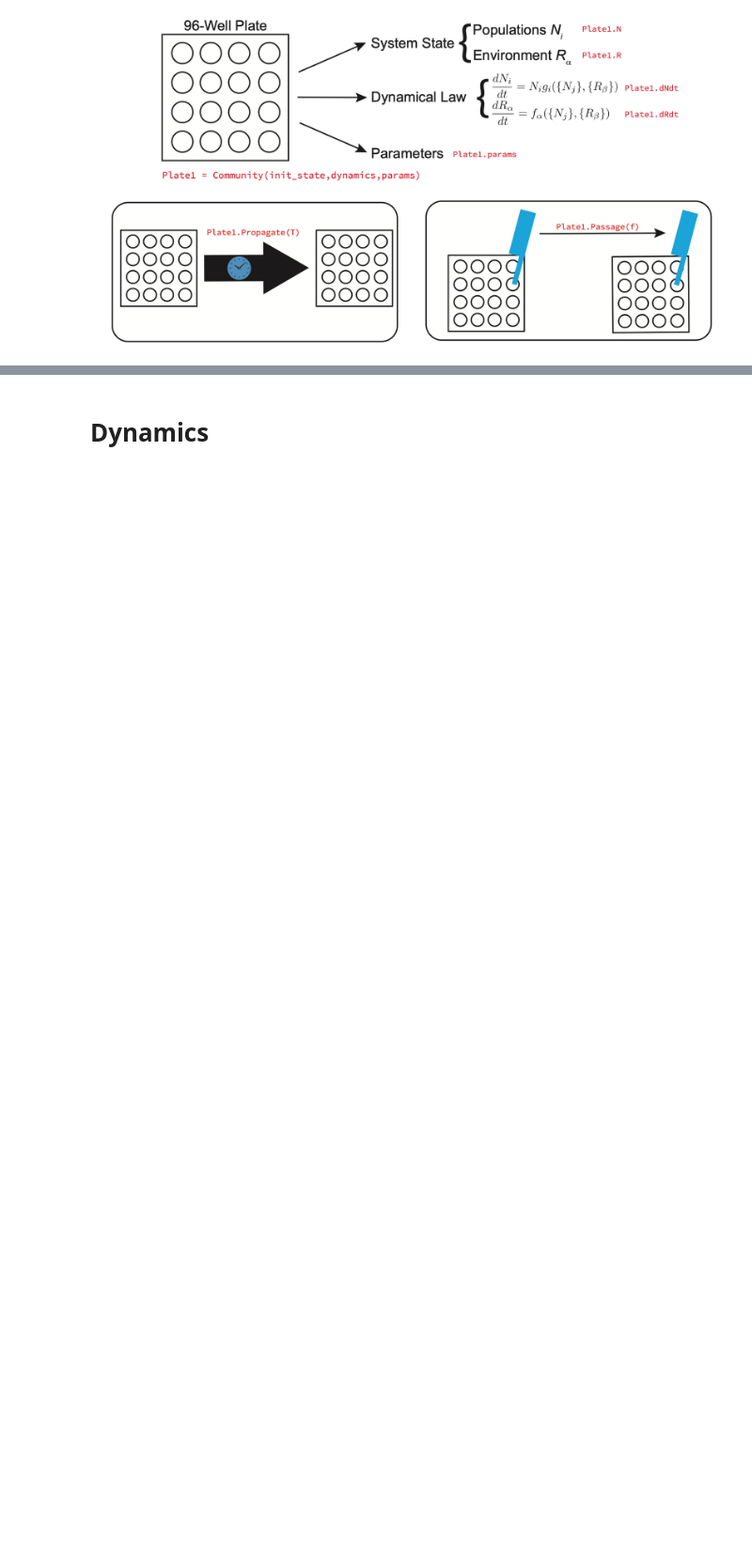
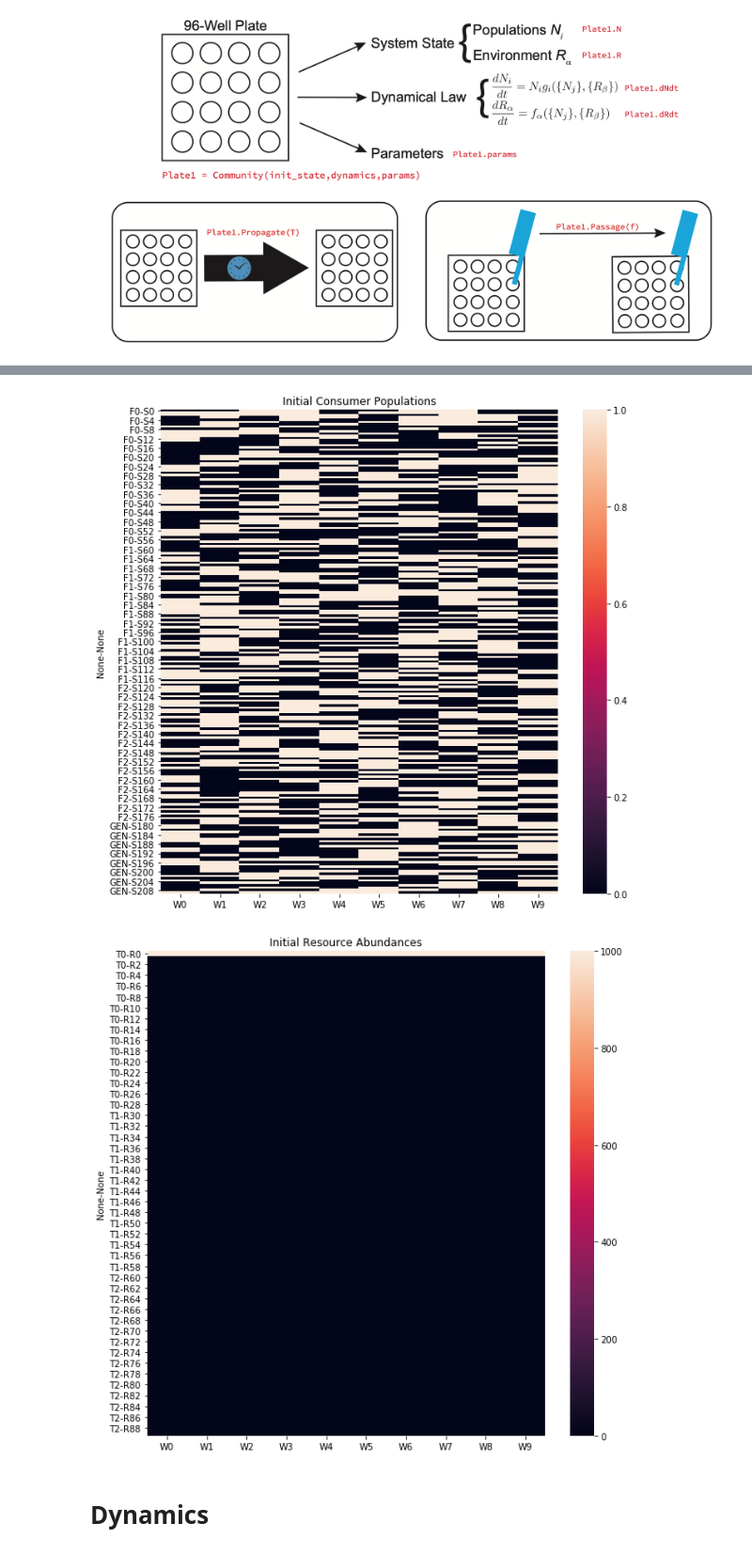
Before and after one commit to Emergent-Behaviors-in-Biology/community-simulator, a Jupyter notebook: Tutorial.ipynb, the cells around one changed output, grey strips where cells are left out. Shown at 94% size. Cells and saved outputs as stored; diff of their text form; code cells hidden in the pictures; blank space fills up the shorter version.

```diff
--- a/Tutorial.ipynb
+++ b/Tutorial.ipynb
@@ -21,2 +80,18 @@ The package also contains a set of scripts for generating models and randomly sa
+# %%
+#Make initial state
+N0,R0 = MakeInitialState(a_default)
+
+fig,ax = plt.subplots(figsize=(10,10))
+sns.heatmap(N0,ax=ax)
+ax.set_title('Initial Consumer Populations')
+plt.show()
+
+fig,ax = plt.subplots(figsize=(10,10))
+sns.heatmap(R0,ax=ax)
+ax.set_title('Initial Resource Abundances')
+plt.show()
+# %% [output]
+[figure, added]
+[figure, added]
 # %% [markdown]
 # Dynamics
```
Also changed, not shown: parts of 38 cells of this notebook, 1 other file.
